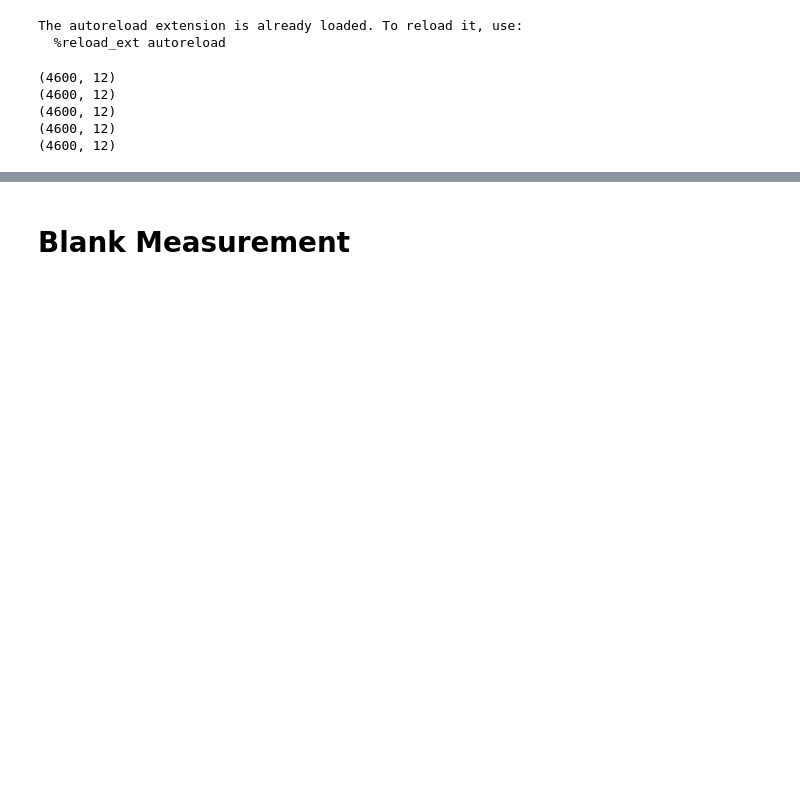
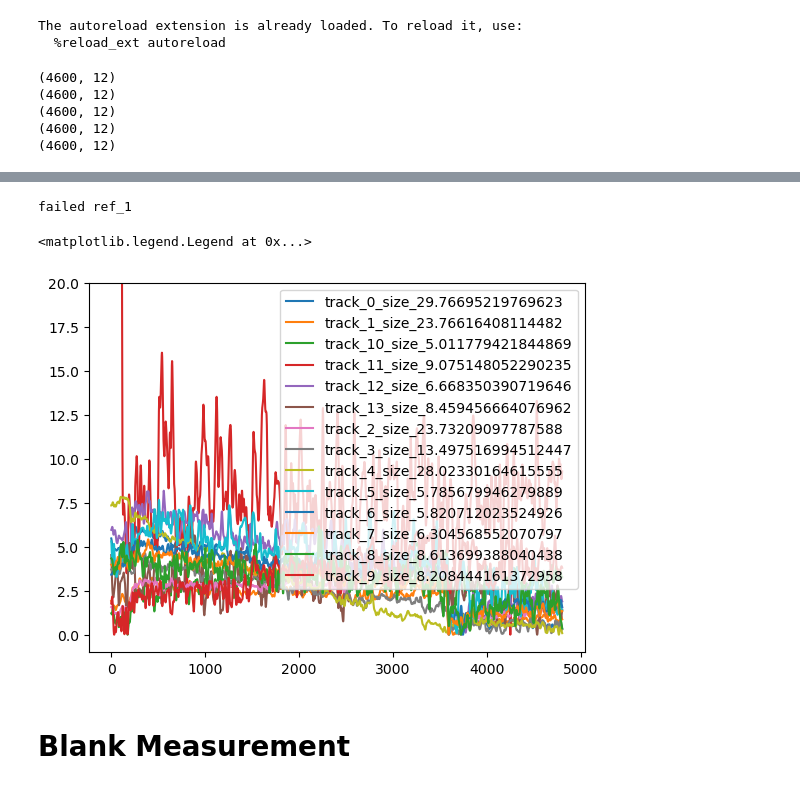
Before and after one commit to ArttuD/MicrorheologyProto, a Jupyter notebook: Notebook.ipynb, the cells around one changed output, grey strips where cells are left out. Cells and saved outputs as stored; diff of their text form; code cells hidden in the pictures; blank space fills up the shorter version.

```diff
--- a/Notebook.ipynb
+++ b/Notebook.ipynb
@@ -371,3 +371,69 @@ ax.legend()
+# %%
+
+#F:\Git\MicrorheologyProto\data\231024\231024_sinWave
+path_track = os.path.join(core,"231108_3_free/track.json")
+
+with open(path_track, "rb") as input_file:
+    file_dict = json.load(input_file)
+
+for i in file_dict.keys():
+    parts = i.split("_")
+    try:
+        if parts[0] == "ref":
+            if parts[1] == "0":
+                temp_df = pd.DataFrame.from_dict(file_dict[i])
+
+                df_ref = temp_df
+                df_ref["label"] = parts[1]
+            else:
+                temp_df = pd.DataFrame.from_dict(file_dict[i])
+                temp_df["label"] = parts[1]
+
+                df_ref = pd.concat((df_ref,temp_df))
+            df_ref["type"] = "ref"
+            #df_ref["label"] = parts[1]
+        else:
+            if parts[1] == "0":
+                temp_df = pd.DataFrame.from_dict(file_dict[i])
+                df_mg = temp_df
+                df_mg["label"] = parts[1]
+            else:
+                temp_df = pd.DataFrame.from_dict(file_dict[i])
+                temp_df["label"] = parts[1]
+                df_mg = pd.concat((df_mg,temp_df))
+    except:
+        print("failed", i)
+
+        #df_mg["label"] = parts[1]
+df_mg["type"] = "mg"
+# %% [output]
+failed ref_1
+# %%
+df_ref["r"] = np.sqrt(df_ref["x"].values**2+df_ref["y"].values**2)
+# %%
+r_reference = df_ref.groupby(["timestamps"]).mean().reset_index()["r"].values
+# %%
+df_mg.columns
+pixel = 3.45/(10*0.3*3.3)
+# %%
+fig, ax  = plt.subplots(1,1)
+for i in df_mg.groupby(['label', "timestamps"]).mean().reset_index().groupby(["label"]):
+    data = i[1]
+    area = data["radius"].mean()*pixel
+    r = np.sqrt(data["x"].values**2+data["y"].values**2)
+
+    try:
+        r_mapped = r - r_reference
+        r_mapped = scipy.ndimage.gaussian_filter(r_mapped,5)
+        ax.plot(data["timestamps"],r_mapped-np.min(r_mapped), label = "track_{}_size_{}".format(i[0],area))
+    except:
+        print("failed", i[0])
+
+ax.set_ylim([-1,20])
+ax.legend()
+# %% [output]
+<matplotlib.legend.Legend at 0x...>
+[figure, added]
 # %% [markdown]
 # Blank Measurement
 # %%
```
Also changed, not shown: parts of 4 cells of this notebook.
